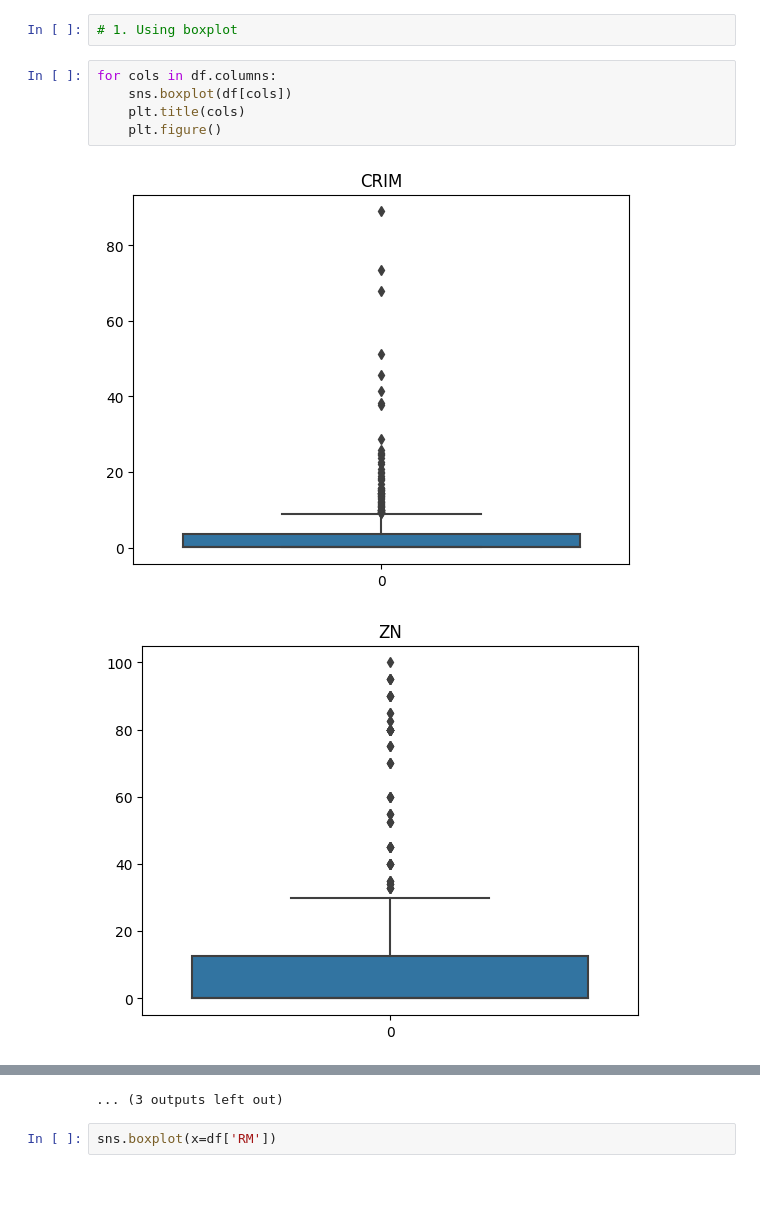
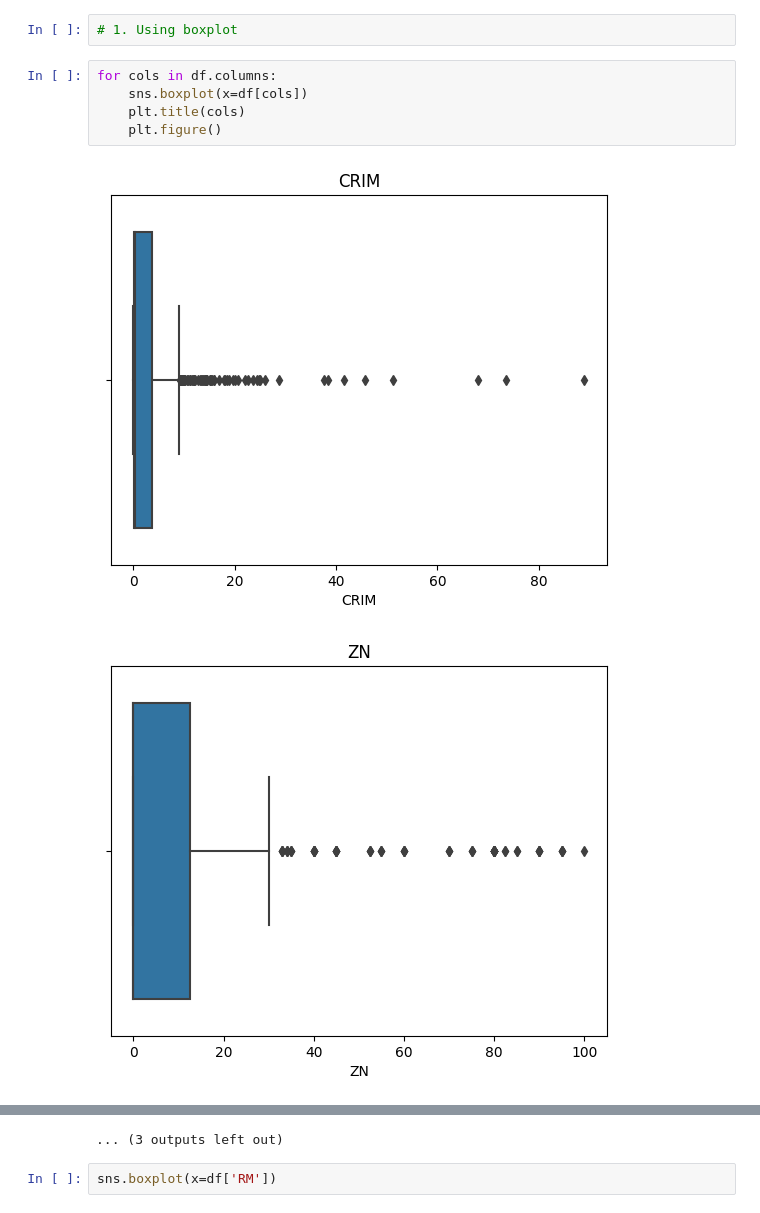
Before and after one commit to pratham-25/SPPU-CE-DSBDAL, a Jupyter notebook: demo.ipynb, the cells around one changed output, grey strips where cells are left out. Saved outputs shown, nothing was run; the diff lists cells and outputs as text; blank space fills up the shorter version.

```diff
--- a/demo.ipynb
+++ b/demo.ipynb
@@ -450,9 +468,9 @@ df.head()
 # 1. Using boxplot
 # %%
 for cols in df.columns:
-    sns.boxplot(df[cols])
+    sns.boxplot(x=df[cols])
     plt.title(cols)
     plt.figure()
 # %% [output]
-[figure, old version]
+[figure, new version]
-[figure, old version]
+[figure, new version]
```
Also changed, not shown: parts of 56 cells of this notebook, 2 other files.
